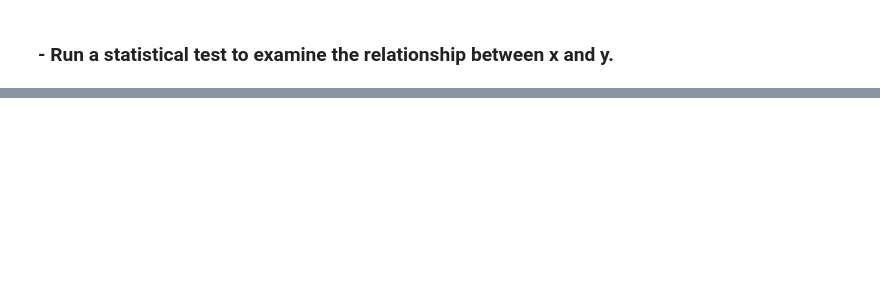
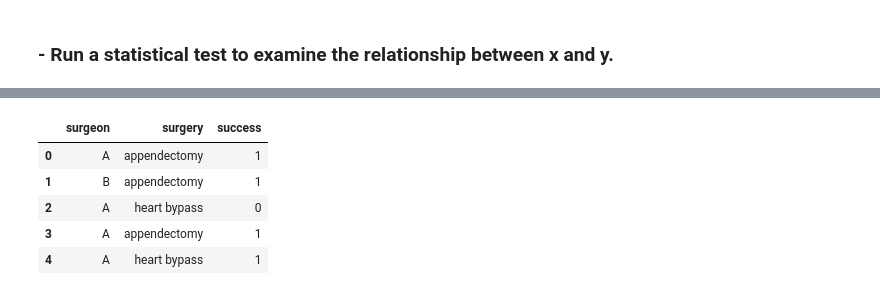
Before and after one commit to cindyvillanuevads/advanced-topics, a Jupyter notebook: exercise.ipynb, the cells around one changed output, grey strips where cells are left out. Drawn from its saved outputs; the diff is of its cells as text; code cells hidden in the pictures; blank space fills up the shorter version.

```diff
--- a/exercise.ipynb
+++ b/exercise.ipynb
@@ -189,0 +202,9 @@ sns.relplot(data=df2, hue='group', x='x', y='y')
+# %%
+df3.head()
+# %% [output]
+|  | surgeon | surgery | success |
+| 0 | A | appendectomy | 1 |
+| 1 | B | appendectomy | 1 |
+| 2 | A | heart bypass | 0 |
+| 3 | A | appendectomy | 1 |
+| 4 | A | heart bypass | 1 |
```
Also changed, not shown: parts of 20 cells of this notebook.
